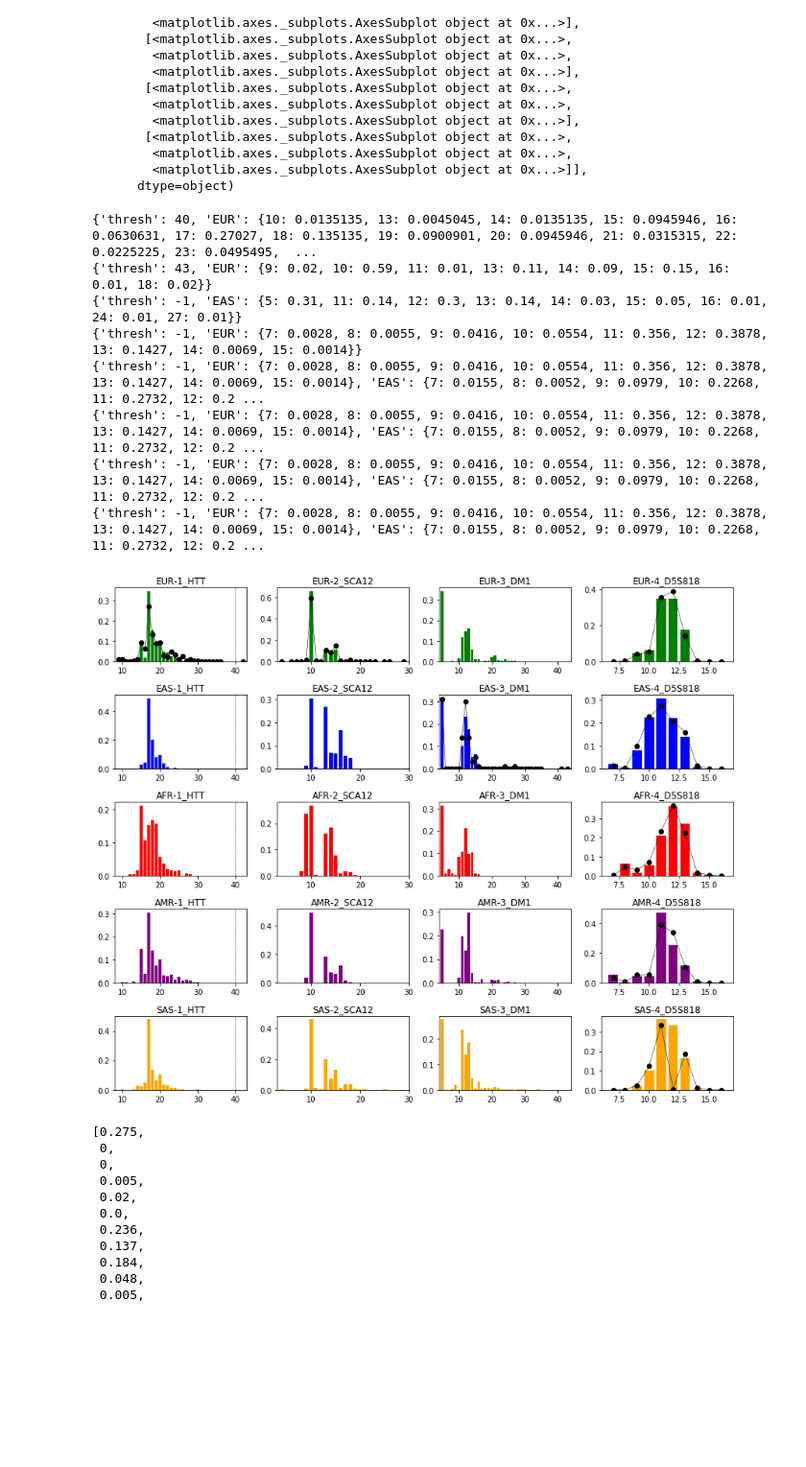
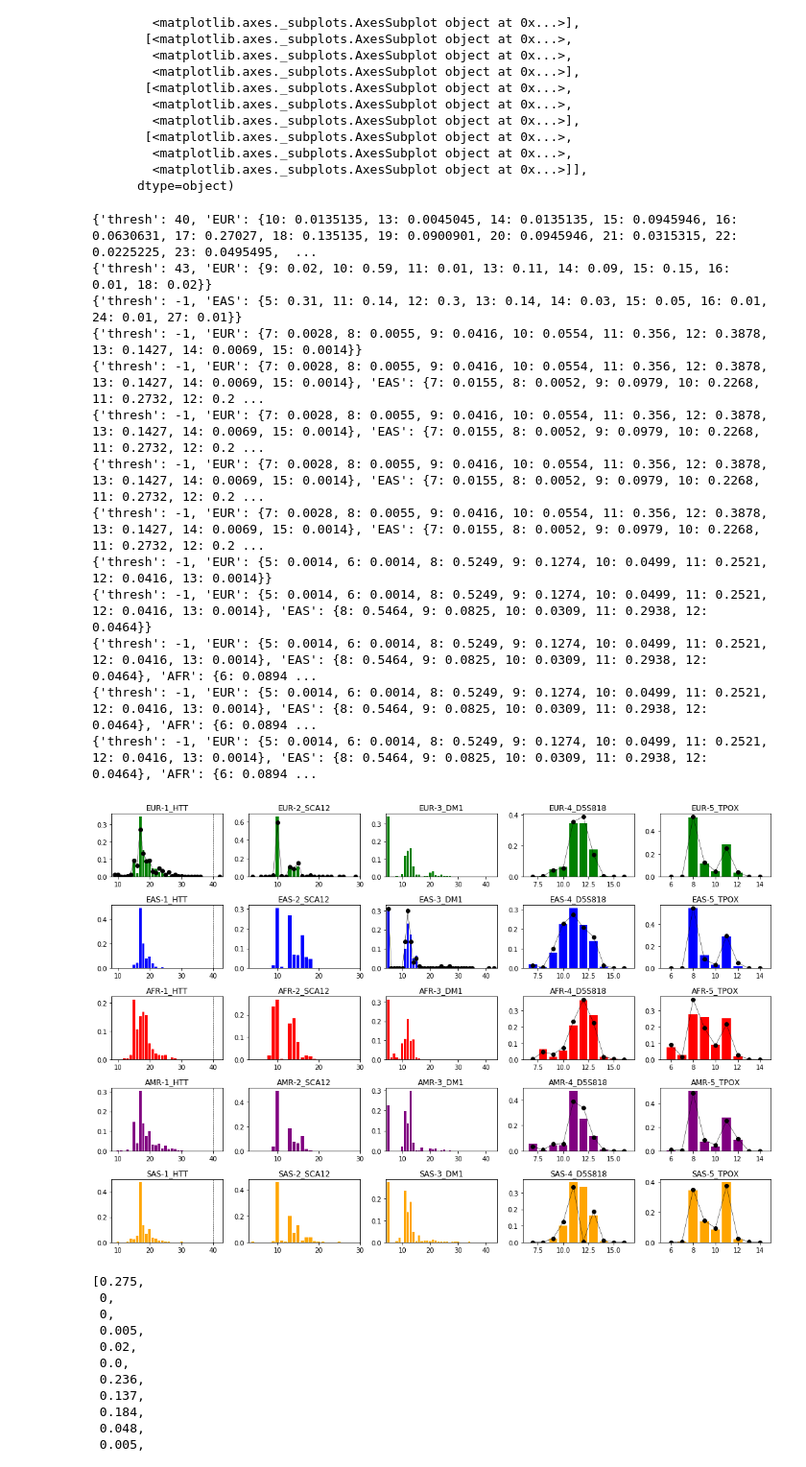
Before and after one commit to gymrek-lab/EnsembleTR, a Jupyter notebook: callset-qc/1000G_CallerQC_Figures.ipynb, the cells around one changed output. Shown: that part at 96% size. Cells and saved outputs as stored; diff of their text form; code cells hidden in the pictures; blank space fills up the shorter version.

Commit message:
add TPOX

```diff
--- a/callset-qc/1000G_CallerQC_Figures.ipynb
+++ b/callset-qc/1000G_CallerQC_Figures.ipynb
@@ -163,12 +163,14 @@ locids["chr4:3074877"] = "1_HTT"
 locids["chr5:146878728"] = "2_SCA12"
 locids["chr19:45770205"] = "3_DM1"
 locids["chr5:123775556"] = "4_D5S818"
+locids["chr2:1489653"] = "5_TPOX"
 
 # Allele freqs compared to known
 known_freqs = pd.read_csv(os.path.join(OUTDIR, "known_afreqs.txt"), sep="\t")
 called_freqs = pd.read_csv(os.path.join(OUTDIR, "called_afreqs.txt"), sep="\t") # TODO order based on iD
 called_freqs = called_freqs[called_freqs["pos"] != 146878729] # need to remove this one
 called_freqs = called_freqs[called_freqs["pos"] != 123775553] # need to remove this one
+called_freqs = called_freqs[called_freqs["pos"] != 1489651] # need to remove this one
 called_freqs["id"] = called_freqs.apply(lambda x: locids["%s:%s"%(x["chrom"], x["pos"])], 1)
 called_freqs = called_freqs.sort_values("id")
 
@@ -215,34 +217,39 @@ for i in range(called_freqs.shape[0]):
             kcounts[sp] = spcts
             print(kcounts)
 
     for j in range(len(superpops)):
         ax = axis_array[j, i]
         ax.bar(alleles, [popcounts[superpops[j]].get(a, 0) for a in alleles], color=popcolors[superpops[j]])
 
         # Plot known
         if superpops[j] in kcounts.keys():
             ax.plot(alleles, [kcounts[superpops[j]].get(a, 0) for a in alleles], color="black",
                    marker="o", linewidth=0.5)
 
         # Plot threshold
         if kcounts["thresh"]>-1:
             ax.axvline(x=kcounts["thresh"], linewidth=0.5, color="black", linestyle="dashed")
         ax.set_xlim(left=min(alleles)-1, right=max(alleles)+1)
         ax.set_title("%s-%s"%(superpops[j], locus_id))
         #ax.grid(True)
         plotnum += 1
 
 fig.tight_layout()
 # %% [output]
 {'thresh': 40, 'EUR': {10: 0.0135135, 13: 0.0045045, 14: 0.0135135, 15: 0.0945946, 16: 0.0630631, 17: 0.27027, 18: 0.135135, 19: 0.0900901, 20: 0.0945946, 21: 0.0315315, 22: 0.0225225, 23: 0.0495495,  ...
 {'thresh': 43, 'EUR': {9: 0.02, 10: 0.59, 11: 0.01, 13: 0.11, 14: 0.09, 15: 0.15, 16: 0.01, 18: 0.02}}
 {'thresh': -1, 'EAS': {5: 0.31, 11: 0.14, 12: 0.3, 13: 0.14, 14: 0.03, 15: 0.05, 16: 0.01, 24: 0.01, 27: 0.01}}
 {'thresh': -1, 'EUR': {7: 0.0028, 8: 0.0055, 9: 0.0416, 10: 0.0554, 11: 0.356, 12: 0.3878, 13: 0.1427, 14: 0.0069, 15: 0.0014}}
 {'thresh': -1, 'EUR': {7: 0.0028, 8: 0.0055, 9: 0.0416, 10: 0.0554, 11: 0.356, 12: 0.3878, 13: 0.1427, 14: 0.0069, 15: 0.0014}, 'EAS': {7: 0.0155, 8: 0.0052, 9: 0.0979, 10: 0.2268, 11: 0.2732, 12: 0.2 ...
 {'thresh': -1, 'EUR': {7: 0.0028, 8: 0.0055, 9: 0.0416, 10: 0.0554, 11: 0.356, 12: 0.3878, 13: 0.1427, 14: 0.0069, 15: 0.0014}, 'EAS': {7: 0.0155, 8: 0.0052, 9: 0.0979, 10: 0.2268, 11: 0.2732, 12: 0.2 ...
 {'thresh': -1, 'EUR': {7: 0.0028, 8: 0.0055, 9: 0.0416, 10: 0.0554, 11: 0.356, 12: 0.3878, 13: 0.1427, 14: 0.0069, 15: 0.0014}, 'EAS': {7: 0.0155, 8: 0.0052, 9: 0.0979, 10: 0.2268, 11: 0.2732, 12: 0.2 ...
 {'thresh': -1, 'EUR': {7: 0.0028, 8: 0.0055, 9: 0.0416, 10: 0.0554, 11: 0.356, 12: 0.3878, 13: 0.1427, 14: 0.0069, 15: 0.0014}, 'EAS': {7: 0.0155, 8: 0.0052, 9: 0.0979, 10: 0.2268, 11: 0.2732, 12: 0.2 ...
+{'thresh': -1, 'EUR': {5: 0.0014, 6: 0.0014, 8: 0.5249, 9: 0.1274, 10: 0.0499, 11: 0.2521, 12: 0.0416, 13: 0.0014}}
+{'thresh': -1, 'EUR': {5: 0.0014, 6: 0.0014, 8: 0.5249, 9: 0.1274, 10: 0.0499, 11: 0.2521, 12: 0.0416, 13: 0.0014}, 'EAS': {8: 0.5464, 9: 0.0825, 10: 0.0309, 11: 0.2938, 12: 0.0464}}
+{'thresh': -1, 'EUR': {5: 0.0014, 6: 0.0014, 8: 0.5249, 9: 0.1274, 10: 0.0499, 11: 0.2521, 12: 0.0416, 13: 0.0014}, 'EAS': {8: 0.5464, 9: 0.0825, 10: 0.0309, 11: 0.2938, 12: 0.0464}, 'AFR': {6: 0.0894 ...
+{'thresh': -1, 'EUR': {5: 0.0014, 6: 0.0014, 8: 0.5249, 9: 0.1274, 10: 0.0499, 11: 0.2521, 12: 0.0416, 13: 0.0014}, 'EAS': {8: 0.5464, 9: 0.0825, 10: 0.0309, 11: 0.2938, 12: 0.0464}, 'AFR': {6: 0.0894 ...
+{'thresh': -1, 'EUR': {5: 0.0014, 6: 0.0014, 8: 0.5249, 9: 0.1274, 10: 0.0499, 11: 0.2521, 12: 0.0416, 13: 0.0014}, 'EAS': {8: 0.5464, 9: 0.0825, 10: 0.0309, 11: 0.2938, 12: 0.0464}, 'AFR': {6: 0.0894 ...
-[figure, old version]
+[figure, new version]
 # %%
 [popcounts[superpops[j]].get(a, 0) for a in alleles]
 # %% [output]
```
Also changed, not shown: 2 other files.
